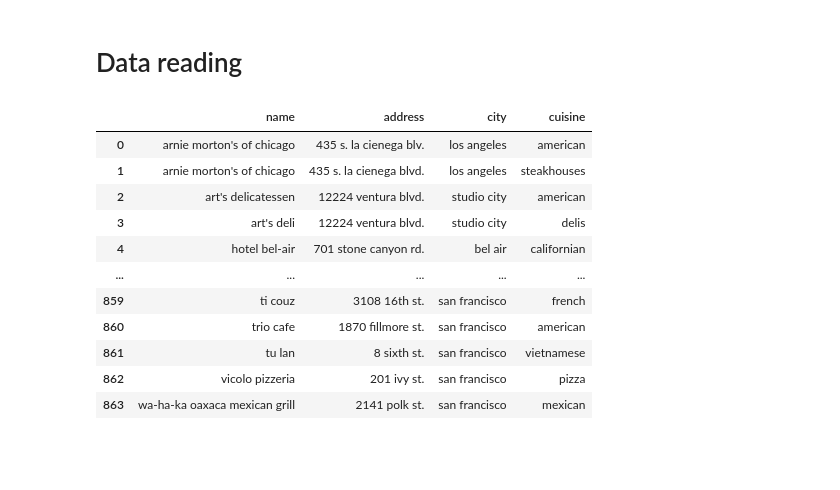
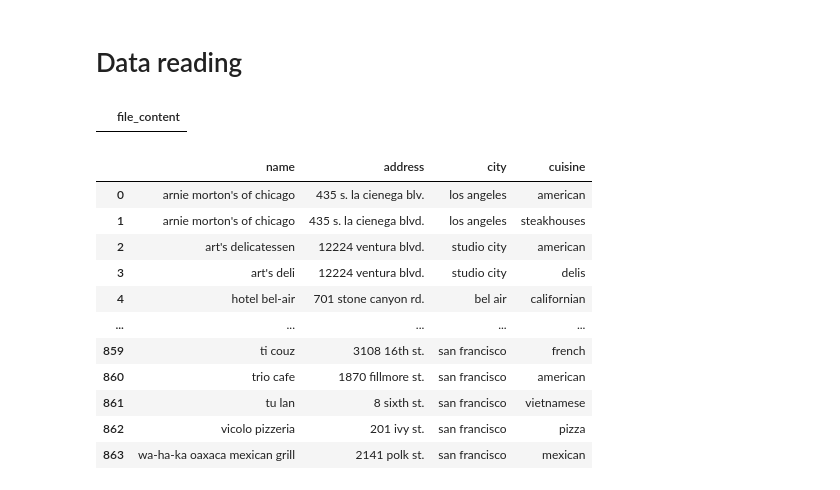
Before and after one commit to miszcz44/inzynierka_deduplikacja, a Jupyter notebook: data_pipeline/data_pipeline.ipynb, the cells around one changed output. Drawn from its saved outputs; the diff is of its cells as text; code cells hidden in the pictures; blank space fills up the shorter version.

Commit message:
Added metadata logging and data sending to db mechanism to the workflow

```diff
--- a/data_pipeline/data_pipeline.ipynb
+++ b/data_pipeline/data_pipeline.ipynb
@@ -40,3 +138,12 @@ class ReadData:
+# %%
+# Initialize the logger
+logger = WorkflowLogger(workflow_id=1, db_connection_string="postgresql+psycopg2://db_user:password@db:5432/inzynierka_db")
+
+# Fetch raw data from the database
+source_data = logger.fetch_raw_data("workflows")
+source_data.head()
+# %% [output]
+|  | file_content |
 # %%
 path = "data/restaurant-nophone.csv"
 rd = ReadData(path)
```
Also changed, not shown: parts of 6 cells of this notebook.
